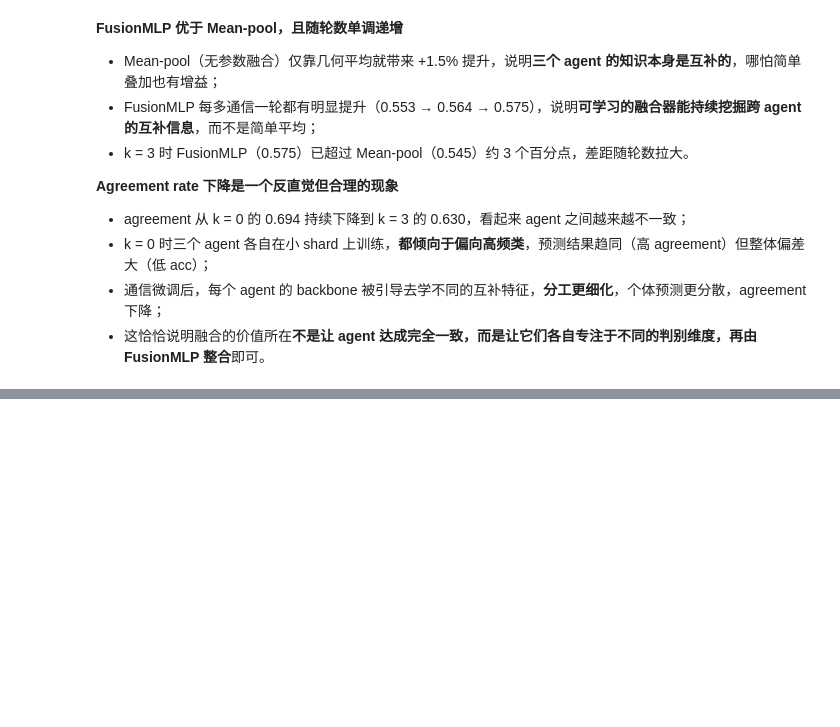
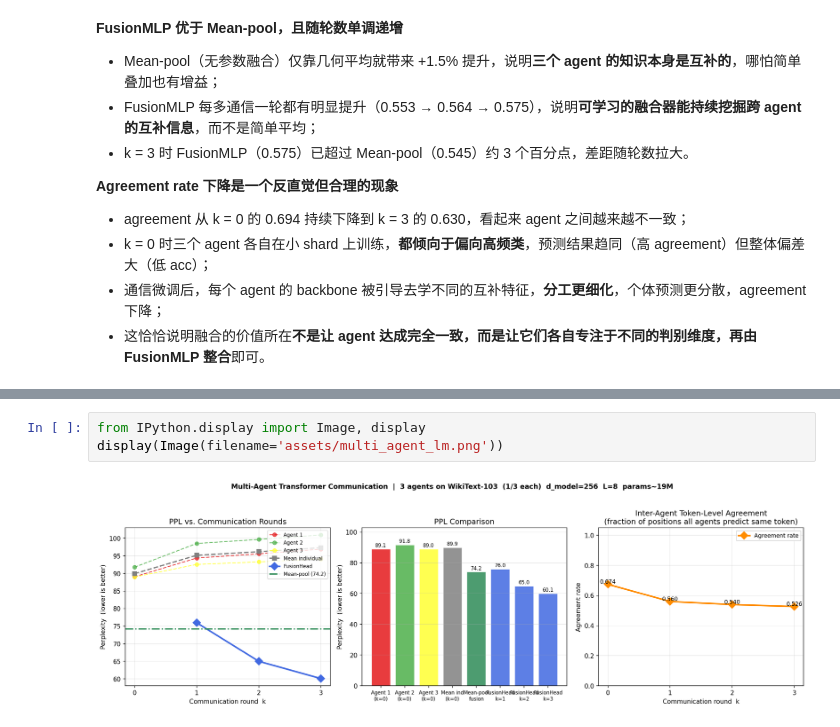
Before and after one commit to KLGR123/KLGR123.github.io, a Jupyter notebook: assets/jupyter/internship/mt-agent-comm.ipynb, the cells around one changed output, grey strips where cells are left out. Drawn from its saved outputs; the diff is of its cells as text; blank space fills up the shorter version.

```diff
--- a/assets/jupyter/internship/mt-agent-comm.ipynb
+++ b/assets/jupyter/internship/mt-agent-comm.ipynb
@@ -139,0 +148,5 @@ display(Image(filename='./multi_agent_comm.png'))
+# %%
+from IPython.display import Image, display
+display(Image(filename='assets/multi_agent_lm.png'))
+# %% [output]
+[figure, added]
```
Also changed, not shown: parts of 2 cells of this notebook, 8 other files.
